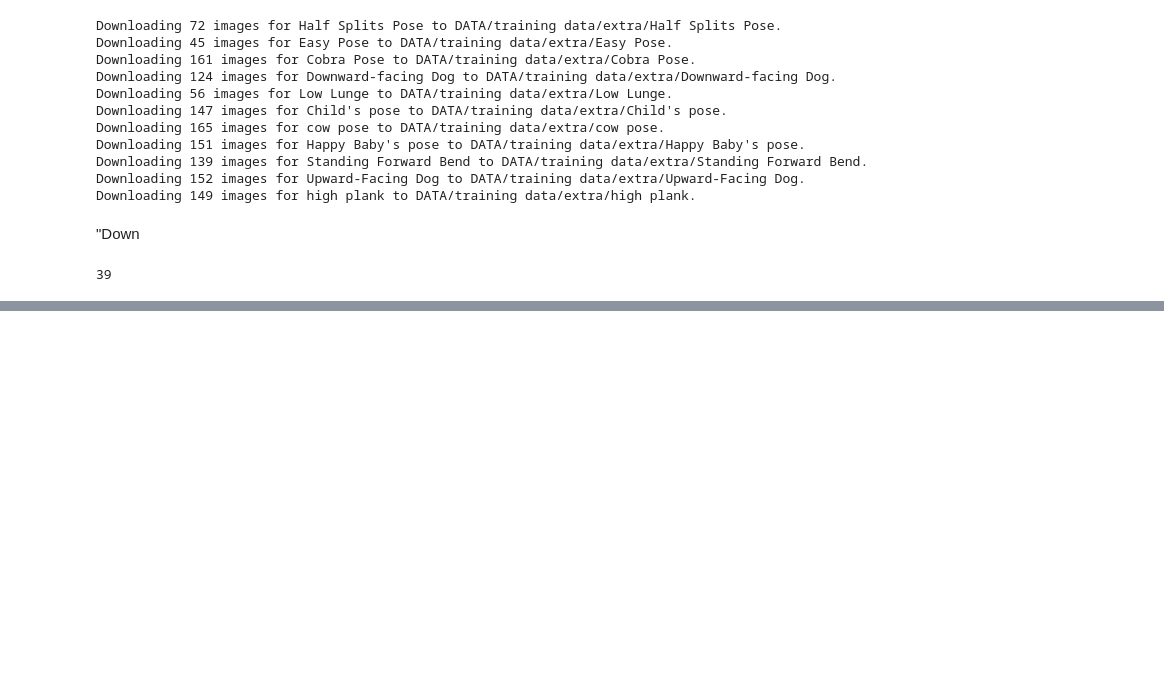
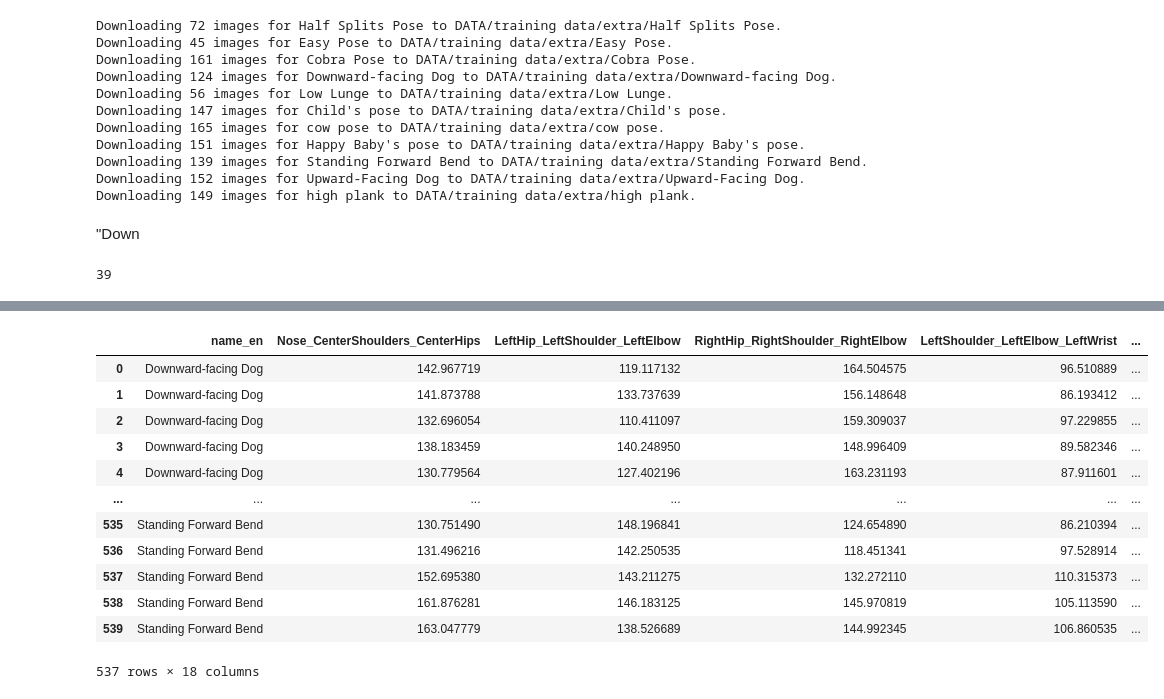
Before and after one commit to gpadem/Yoga_Class_Analysis, a Jupyter notebook: Extra Data.ipynb, the cells around one changed output, grey strips where cells are left out. Cells and saved outputs as stored; diff of their text form; code cells hidden in the pictures; blank space fills up the shorter version.

```diff
--- a/Extra Data.ipynb
+++ b/Extra Data.ipynb
@@ -89,0 +111,16 @@ img_download("Uttanasana", folder=extra_dir / "utts/", parallel=True, max_urls=5
+# %%
+original_data.drop("name_sa", axis=1).dropna()
+# %% [output]
+|  | name_en | Nose_CenterShoulders_CenterHips | LeftHip_LeftShoulder_LeftElbow | RightHip_RightShoulder_RightElbow | LeftShoulder_LeftElbow_LeftWrist | ... |
+| 0 | Downward-facing Dog | 142.967719 | 119.117132 | 164.504575 | 96.510889 | ... |
+| 1 | Downward-facing Dog | 141.873788 | 133.737639 | 156.148648 | 86.193412 | ... |
+| 2 | Downward-facing Dog | 132.696054 | 110.411097 | 159.309037 | 97.229855 | ... |
+| 3 | Downward-facing Dog | 138.183459 | 140.248950 | 148.996409 | 89.582346 | ... |
+| 4 | Downward-facing Dog | 130.779564 | 127.402196 | 163.231193 | 87.911601 | ... |
+| ... | ... | ... | ... | ... | ... | ... |
+| 535 | Standing Forward Bend | 130.751490 | 148.196841 | 124.654890 | 86.210394 | ... |
+| 536 | Standing Forward Bend | 131.496216 | 142.250535 | 118.451341 | 97.528914 | ... |
+| 537 | Standing Forward Bend | 152.695380 | 143.211275 | 132.272110 | 110.315373 | ... |
+| 538 | Standing Forward Bend | 161.876281 | 146.183125 | 145.970819 | 105.113590 | ... |
+| 539 | Standing Forward Bend | 163.047779 | 138.526689 | 144.992345 | 106.860535 | ... |
+537 rows × 18 columns
```
Also changed, not shown: parts of 7 cells of this notebook, 3 other files.
